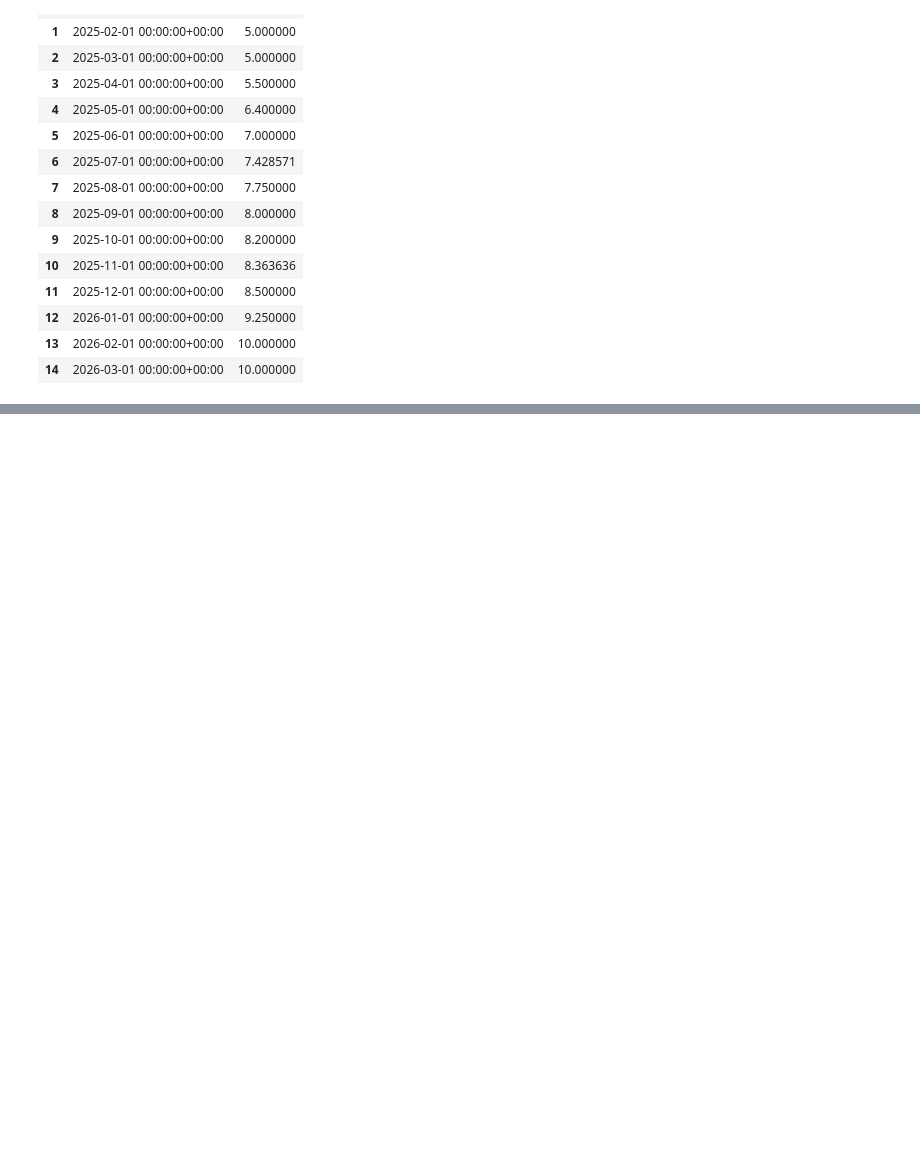
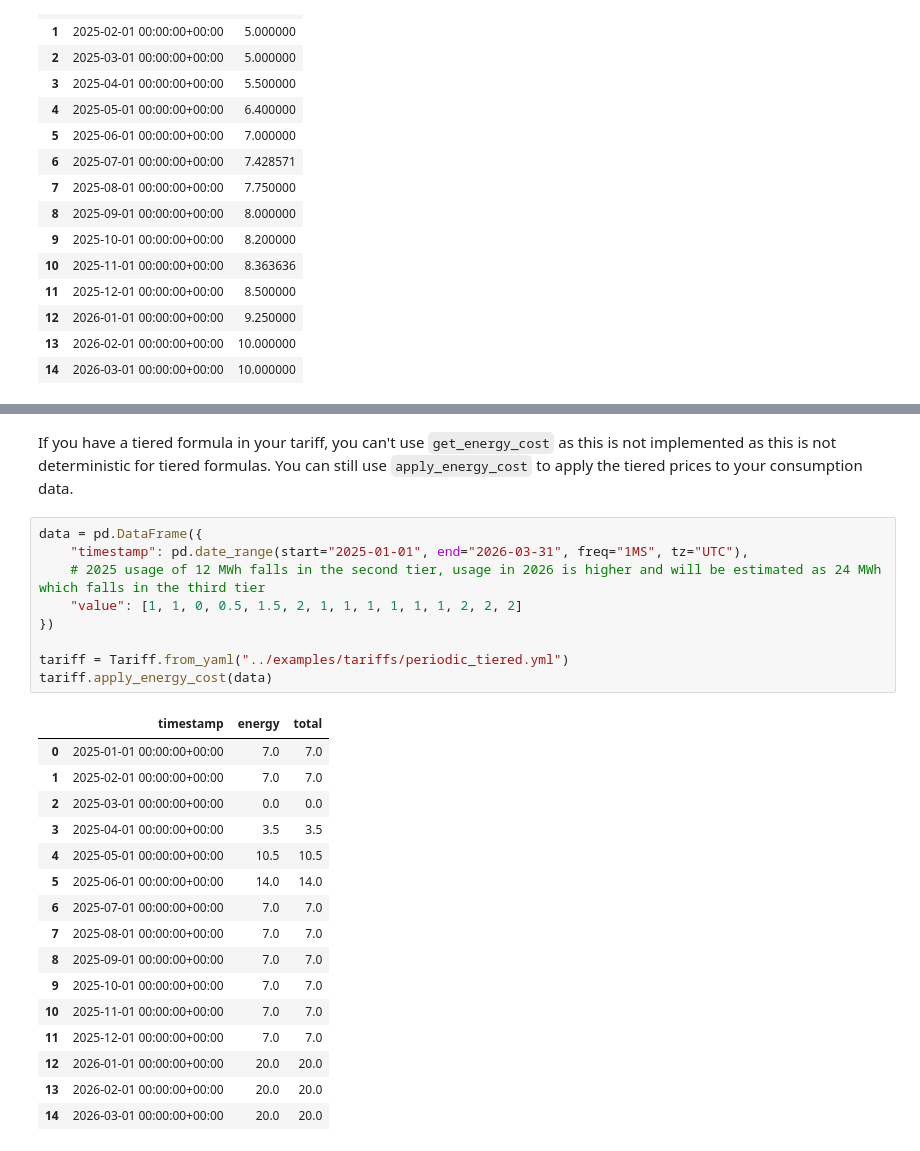
Before and after one commit to EnergieID/energy-cost, a Jupyter notebook: notebooks/tariff.ipynb, the cells around one changed output, grey strips where cells are left out. Cells and saved outputs as stored; diff of their text form; blank space fills up the shorter version.

```diff
--- a/notebooks/tariff.ipynb
+++ b/notebooks/tariff.ipynb
@@ -400,0 +424,29 @@ capacity_tariff.apply_capacity_cost(data)
+# %% [markdown]
+If you have a tiered formula in your tariff, you can't use `get_energy_cost` as this is not implemented as this is not deterministic for tiered formulas.
+You can still use `apply_energy_cost` to apply the tiered prices to your consumption data.
+# %%
+data = pd.DataFrame({
+    "timestamp": pd.date_range(start="2025-01-01", end="2026-03-31", freq="1MS", tz="UTC"),
+    # 2025 usage of 12 MWh falls in the second tier, usage in 2026 is higher and will be estimated as 24 MWh which falls in the third tier
+    "value": [1, 1, 0, 0.5, 1.5, 2, 1, 1, 1, 1, 1, 1, 2, 2, 2]
+})
+
+tariff = Tariff.from_yaml("../examples/tariffs/periodic_tiered.yml")
+tariff.apply_energy_cost(data)
+# %% [output]
+|  | timestamp | energy | total |
+| 0 | 2025-01-01 00:00:00+00:00 | 7.0 | 7.0 |
+| 1 | 2025-02-01 00:00:00+00:00 | 7.0 | 7.0 |
+| 2 | 2025-03-01 00:00:00+00:00 | 0.0 | 0.0 |
+| 3 | 2025-04-01 00:00:00+00:00 | 3.5 | 3.5 |
+| 4 | 2025-05-01 00:00:00+00:00 | 10.5 | 10.5 |
+| 5 | 2025-06-01 00:00:00+00:00 | 14.0 | 14.0 |
+| 6 | 2025-07-01 00:00:00+00:00 | 7.0 | 7.0 |
+| 7 | 2025-08-01 00:00:00+00:00 | 7.0 | 7.0 |
+| 8 | 2025-09-01 00:00:00+00:00 | 7.0 | 7.0 |
+| 9 | 2025-10-01 00:00:00+00:00 | 7.0 | 7.0 |
+| 10 | 2025-11-01 00:00:00+00:00 | 7.0 | 7.0 |
+| 11 | 2025-12-01 00:00:00+00:00 | 7.0 | 7.0 |
+| 12 | 2026-01-01 00:00:00+00:00 | 20.0 | 20.0 |
+| 13 | 2026-02-01 00:00:00+00:00 | 20.0 | 20.0 |
+| 14 | 2026-03-01 00:00:00+00:00 | 20.0 | 20.0 |
```
Also changed, not shown: parts of 9 cells of this notebook, 3 other files.
